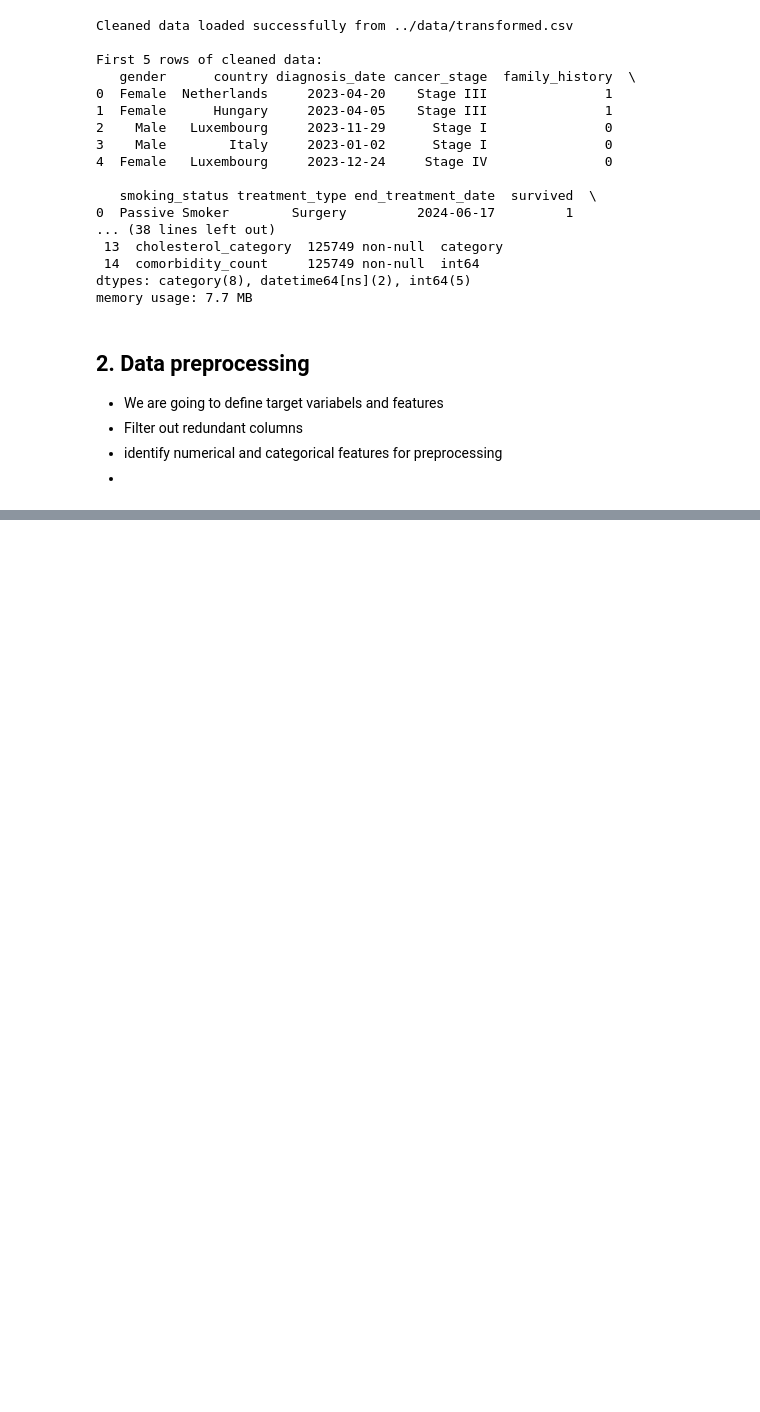
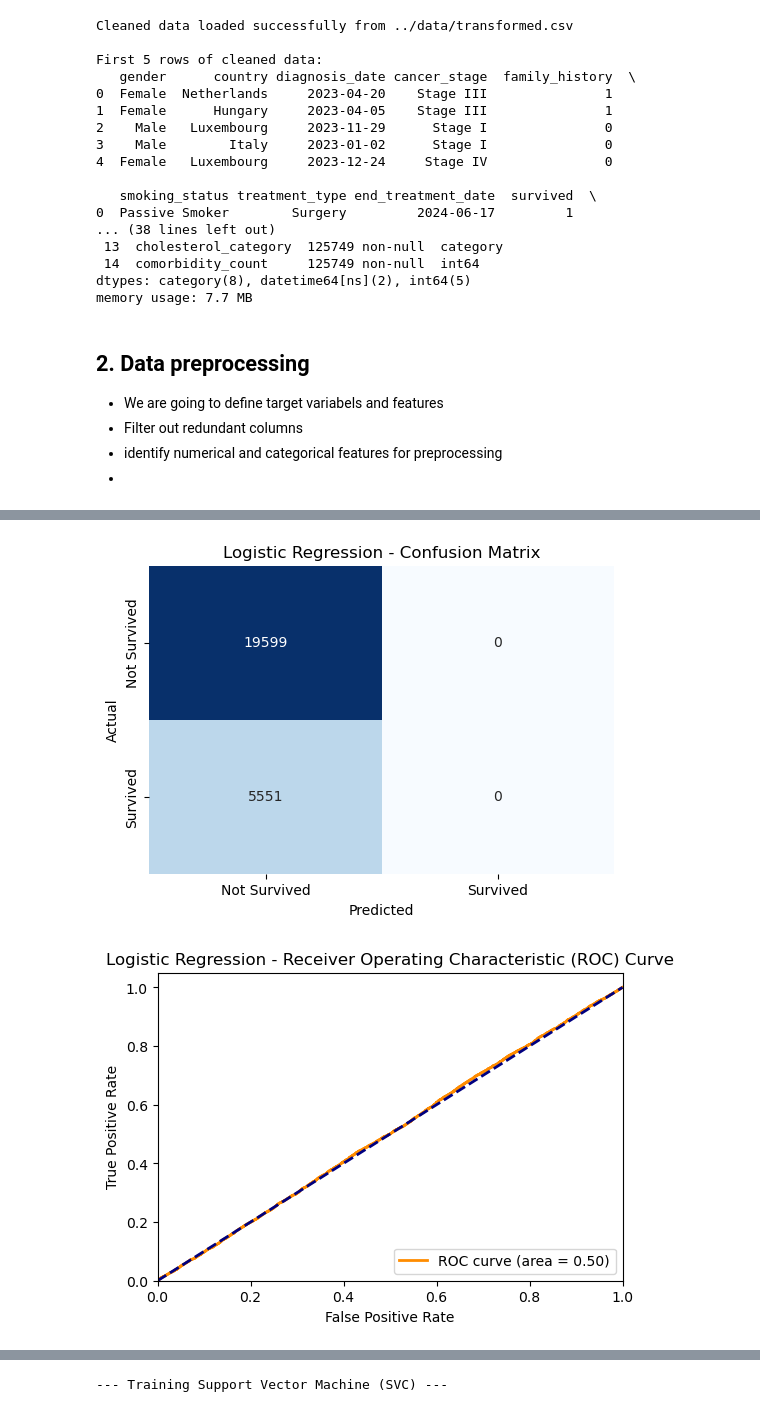
Before and after one commit to Campeon254/DataMining_GroupProject_-Calvin-Tanveer-Samantha-Patricia-Susan-Arlen-, a Jupyter notebook: notebooks/3_data_mining.ipynb, the cells around one changed output, grey strips where cells are left out. Saved outputs shown, nothing was run; the diff lists cells and outputs as text; code cells hidden in the pictures; blank space fills up the shorter version.

Commit message:
still testing Tanveer

```diff
--- a/notebooks/3_data_mining.ipynb
+++ b/notebooks/3_data_mining.ipynb
@@ -133,0 +138,76 @@ ImportError: cannot import name '_get_container_adapter' from 'sklearn.utils._se
+# %%
+# Split the data into training and testing sets
+X_train, X_test, y_train, y_test = train_test_split(
+    X, y, test_size=0.2, random_state=42, stratify=y
+)
+
+models = {
+    'Logistic Regression': LogisticRegression(random_state=42, solver='liblinear'),
+    'Decision Tree': DecisionTreeClassifier(random_state=42),
+    'Random Forest': RandomForestClassifier(random_state=42),
+    'Gradient Boosting': GradientBoostingClassifier(random_state=42),
+    'Support Vector Machine (SVC)': SVC(probability=True, random_state=42) # probability=True for ROC-AUC
+    # 'K-Nearest Neighbors': KNeighborsClassifier() # Requires careful scaling
+}
+
+# Store model performance
+model_performance = {}
+
+for name, model in models.items():
+    print(f"\n--- Training {name} ---")
+    # Create a pipeline that first preprocesses, then trains the model
+    pipeline = Pipeline(steps=[('preprocessor', preprocessor),
+                               ('classifier', model)])
+
+    pipeline.fit(X_train, y_train)
+    y_pred = pipeline.predict(X_test)
+    y_proba = pipeline.predict_proba(X_test)[:, 1] # Probability of the positive class (1=survived)
+
+    accuracy = accuracy_score(y_test, y_pred)
+    precision = precision_score(y_test, y_pred)
+    recall = recall_score(y_test, y_pred)
+    f1 = f1_score(y_test, y_pred)
+    roc_auc = roc_auc_score(y_test, y_proba)
+
+    model_performance[name] = {
+        'Accuracy': accuracy,
+        'Precision': precision,
+        'Recall': recall,
+        'F1-Score': f1,
+        'ROC-AUC': roc_auc
+    }
+
+    print(f"  Accuracy: {accuracy:.4f}")
+    print(f"  Precision: {precision:.4f}")
+    print(f"  Recall: {recall:.4f}")
+    print(f"  F1-Score: {f1:.4f}")
+    print(f"  ROC-AUC: {roc_auc:.4f}")
+
+    # Confusion Matrix
+    cm = confusion_matrix(y_test, y_pred)
+    plt.figure(figsize=(6, 4))
+    sns.heatmap(cm, annot=True, fmt='d', cmap='Blues', cbar=False,
+                xticklabels=['Not Survived', 'Survived'], yticklabels=['Not Survived', 'Survived'])
+    plt.title(f'{name} - Confusion Matrix')
+    plt.xlabel('Predicted')
+    plt.ylabel('Actual')
+    plt.show()
+
+    # ROC Curve
+    fpr, tpr, _ = roc_curve(y_test, y_proba)
+    roc_auc_val = auc(fpr, tpr)
+    plt.figure(figsize=(6, 4))
+    plt.plot(fpr, tpr, color='darkorange', lw=2, label=f'ROC curve (area = {roc_auc_val:.2f})')
+    plt.plot([0, 1], [0, 1], color='navy', lw=2, linestyle='--')
+    plt.xlim([0.0, 1.0])
+    plt.ylim([0.0, 1.05])
+    plt.xlabel('False Positive Rate')
+    plt.ylabel('True Positive Rate')
+    plt.title(f'{name} - Receiver Operating Characteristic (ROC) Curve')
+    plt.legend(loc="lower right")
+    plt.show()
+
+print("\n### Summary of Model Performance:")
+performance_df = pd.DataFrame(model_performance).T
+print(performance_df.sort_values(by='ROC-AUC', ascending=False))
+# %% [output]
@@ -133,0 +220,2 @@ ImportError: cannot import name '_get_container_adapter' from 'sklearn.utils._se
+[figure, added]
+[figure, added]
@@ -133,0 +246 @@ ImportError: cannot import name '_get_container_adapter' from 'sklearn.utils._se
+--- Training Support Vector Machine (SVC) ---
```
Also changed, not shown: parts of 5 cells of this notebook.
